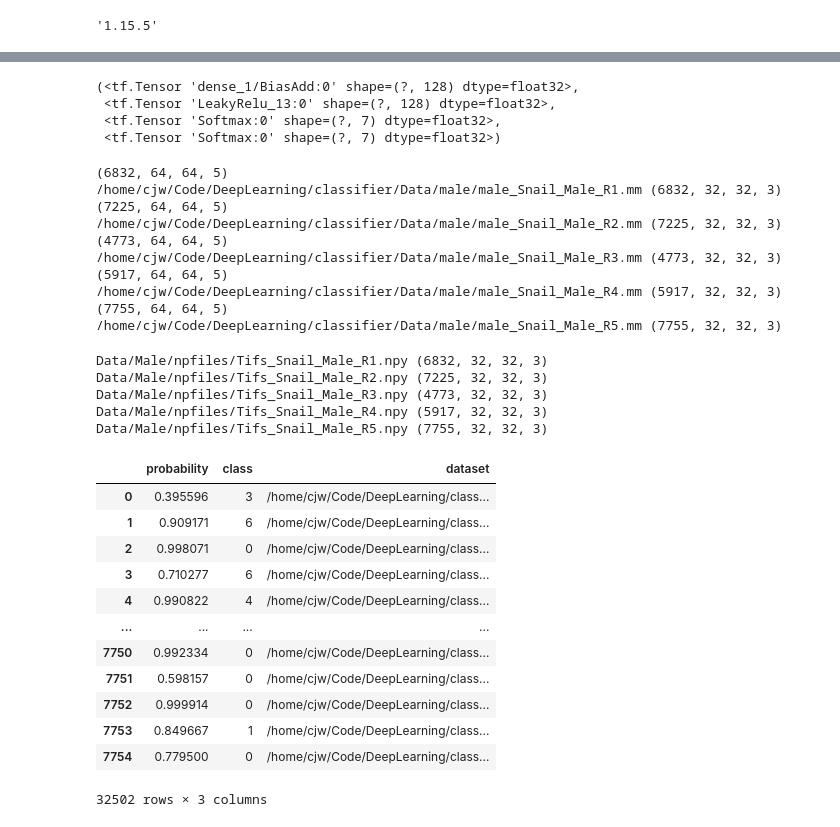
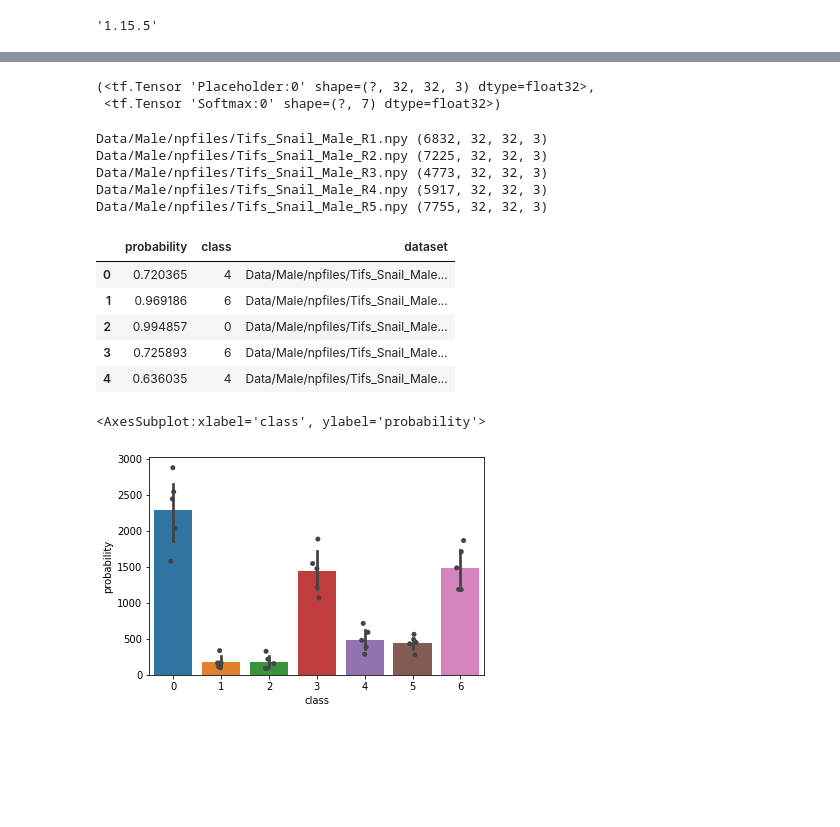
Before and after one commit to stowersinstitute/LIBPB-1390-Image3C, a Jupyter notebook: 4-Classifier/infer-male-example.ipynb, the cells around one changed output, grey strips where cells are left out. Saved outputs shown, nothing was run; the diff lists cells and outputs as text; code cells hidden in the pictures; blank space fills up the shorter version.

```diff
--- a/4-Classifier/infer-male-example.ipynb
+++ b/4-Classifier/infer-male-example.ipynb
@@ -81,7 +56,0 @@ batch = sess.graph.get_tensor_by_name('Placeholder:0')
-# %%
-a, b, sm, softmax
-# %% [output]
-(<tf.Tensor 'dense_1/BiasAdd:0' shape=(?, 128) dtype=float32>,
- <tf.Tensor 'LeakyRelu_13:0' shape=(?, 128) dtype=float32>,
- <tf.Tensor 'Softmax:0' shape=(?, 7) dtype=float32>,
- <tf.Tensor 'Softmax:0' shape=(?, 7) dtype=float32>)
@@ -92,12 +57,14 @@ a, b, sm, softmax
+# %%
+images, softmax
+# %% [output]
+(<tf.Tensor 'Placeholder:0' shape=(?, 32, 32, 3) dtype=float32>,
+ <tf.Tensor 'Softmax:0' shape=(?, 7) dtype=float32>)
 # %%
 df_list = list()
-images = sess.graph.get_tensor_by_name('Placeholder:0')
-for f in mmfiles:
+
+for f in npfiles:
     s = slice(16, 48)
-    _data = read_mm(f)
-    _data = normalize(_data)
-    _data = _data[:,s,s,:]
-
+    _data = normalize(np.load(f))[:, s, s, :]
     #_data = (np.load(f))[:, s, s, :]
     print(f, _data.shape)
     _probs = sess.run(softmax, feed_dict={images:_data})
@@ -108,55 +75,24 @@ for f in mmfiles:
 
 xdf = pd.concat(df_list, axis=0)
 # %% [output]
-(6832, 64, 64, 5)
-/home/cjw/Code/DeepLearning/classifier/Data/male/male_Snail_Male_R1.mm (6832, 32, 32, 3)
-(7225, 64, 64, 5)
-/home/cjw/Code/DeepLearning/classifier/Data/male/male_Snail_Male_R2.mm (7225, 32, 32, 3)
-(4773, 64, 64, 5)
-/home/cjw/Code/DeepLearning/classifier/Data/male/male_Snail_Male_R3.mm (4773, 32, 32, 3)
-(5917, 64, 64, 5)
-/home/cjw/Code/DeepLearning/classifier/Data/male/male_Snail_Male_R4.mm (5917, 32, 32, 3)
-(7755, 64, 64, 5)
-/home/cjw/Code/DeepLearning/classifier/Data/male/male_Snail_Male_R5.mm (7755, 32, 32, 3)
+Data/Male/npfiles/Tifs_Snail_Male_R1.npy (6832, 32, 32, 3)
+Data/Male/npfiles/Tifs_Snail_Male_R2.npy (7225, 32, 32, 3)
+Data/Male/npfiles/Tifs_Snail_Male_R3.npy (4773, 32, 32, 3)
+Data/Male/npfiles/Tifs_Snail_Male_R4.npy (5917, 32, 32, 3)
+Data/Male/npfiles/Tifs_Snail_Male_R5.npy (7755, 32, 32, 3)
-# %%
-df_list = list()
-images = sess.graph.get_tensor_by_name('Placeholder:0')
-for f in npfiles:
-    s = slice(16, 48)
-    _data = normalize(np.load(f))[:, s, s, :]
-    #_data = (np.load(f))[:, s, s, :]
-    print(f, _data.shape)
-    _probs = sess.run(softmax, feed_dict={images:_data})
-    _c = _probs.argmax(axis=-1)
-    _df = pd.DataFrame({'probability':_probs.max(axis=-1),
-                       'class':_c, 'dataset':f})
-    df_list.append(_df)
-
-xdf = pd.concat(df_list, axis=0)
-# %% [output]
-Data/Male/npfiles/Tifs_Snail_Male_R1.npy (6832, 32, 32, 3)
-Data/Male/npfiles/Tifs_Snail_Male_R2.npy (7225, 32, 32, 3)
-Data/Male/npfiles/Tifs_Snail_Male_R3.npy (4773, 32, 32, 3)
-Data/Male/npfiles/Tifs_Snail_Male_R4.npy (5917, 32, 32, 3)
-Data/Male/npfiles/Tifs_Snail_Male_R5.npy (7755, 32, 32, 3)
 # %%
-xdf
+xdf.head()
 # %% [output]
 |  | probability | class | dataset |
-| 0 | 0.395596 | 3 | /home/cjw/Code/DeepLearning/class... |
-| 1 | 0.909171 | 6 | /home/cjw/Code/DeepLearning/class... |
-| 2 | 0.998071 | 0 | /home/cjw/Code/DeepLearning/class... |
-| 3 | 0.710277 | 6 | /home/cjw/Code/DeepLearning/class... |
-| 4 | 0.990822 | 4 | /home/cjw/Code/DeepLearning/class... |
-| ... | ... | ... | ... |
-| 7750 | 0.992334 | 0 | /home/cjw/Code/DeepLearning/class... |
-| 7751 | 0.598157 | 0 | /home/cjw/Code/DeepLearning/class... |
-| 7752 | 0.999914 | 0 | /home/cjw/Code/DeepLearning/class... |
-| 7753 | 0.849667 | 1 | /home/cjw/Code/DeepLearning/class... |
-| 7754 | 0.779500 | 0 | /home/cjw/Code/DeepLearning/class... |
+| 0 | 0.720365 | 4 | Data/Male/npfiles/Tifs_Snail_Male... |
+| 1 | 0.969186 | 6 | Data/Male/npfiles/Tifs_Snail_Male... |
+| 2 | 0.994857 | 0 | Data/Male/npfiles/Tifs_Snail_Male... |
+| 3 | 0.725893 | 6 | Data/Male/npfiles/Tifs_Snail_Male... |
+| 4 | 0.636035 | 4 | Data/Male/npfiles/Tifs_Snail_Male... |
-32502 rows × 3 columns
 # %%
 pv = xdf.groupby(['dataset','class']).agg('count').reset_index()
 sns.barplot(data=pv, x='class', y='probability')
 sns.stripplot(data=pv, x='class', y='probability', color='#444444')
-plt.yscale('log')
+# %% [output]
+<AxesSubplot:xlabel='class', ylabel='probability'>
+[figure, added]
```
Also changed, not shown: parts of 9 cells of this notebook, 1 other file.
